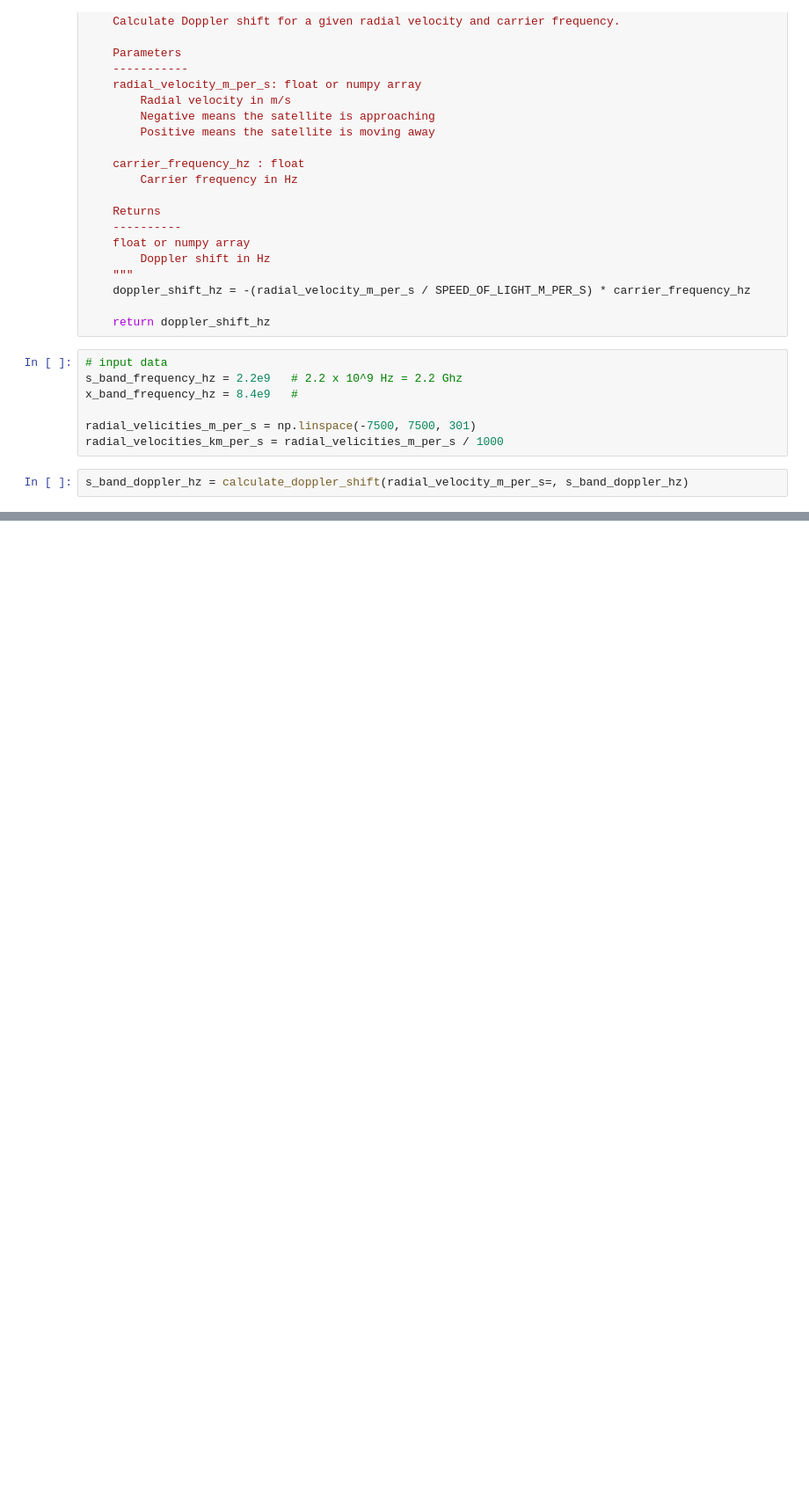
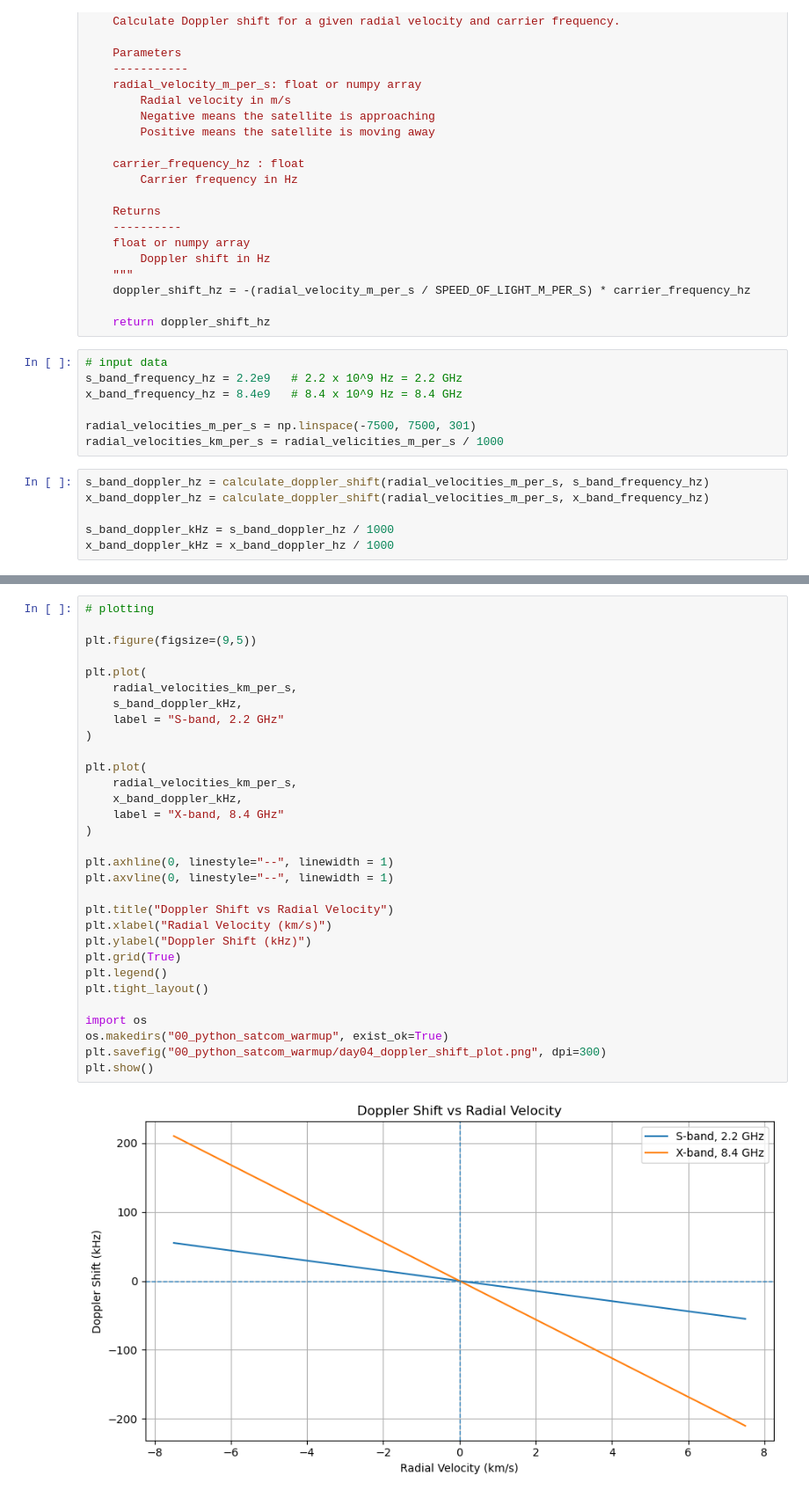
Before and after one commit to hunkarsuci/satcom-software-lab, a Jupyter notebook: 00_python_satcom_warmup/day04_doppler_plot.ipynb, the cells around one changed output, grey strips where cells are left out. Shown at 88% size. Drawn from its saved outputs; the diff is of its cells as text; blank space fills up the shorter version.

Commit message:
Doppler Plot

```diff
--- a/00_python_satcom_warmup/day04_doppler_plot.ipynb
+++ b/00_python_satcom_warmup/day04_doppler_plot.ipynb
@@ -52,10 +52,14 @@ def calculate_doppler_shift(radial_velocity_m_per_s, carrier_frequency_hz):
     return doppler_shift_hz
 # %%
 # input data
-s_band_frequency_hz = 2.2e9   # 2.2 x 10^9 Hz = 2.2 Ghz
-x_band_frequency_hz = 8.4e9   #
+s_band_frequency_hz = 2.2e9   # 2.2 x 10^9 Hz = 2.2 GHz
+x_band_frequency_hz = 8.4e9   # 8.4 x 10^9 Hz = 8.4 GHz
 
-radial_velicities_m_per_s = np.linspace(-7500, 7500, 301)
+radial_velocities_m_per_s = np.linspace(-7500, 7500, 301)
 radial_velocities_km_per_s = radial_velicities_m_per_s / 1000
 # %%
-s_band_doppler_hz = calculate_doppler_shift(radial_velocity_m_per_s=, s_band_doppler_hz)
+s_band_doppler_hz = calculate_doppler_shift(radial_velocities_m_per_s, s_band_frequency_hz)
+x_band_doppler_hz = calculate_doppler_shift(radial_velocities_m_per_s, x_band_frequency_hz)
+
+s_band_doppler_kHz = s_band_doppler_hz / 1000
+x_band_doppler_kHz = x_band_doppler_hz / 1000
@@ -61,0 +91,33 @@ s_band_doppler_hz = calculate_doppler_shift(radial_velocity_m_per_s=, s_band_dop
+# %%
+# plotting
+
+plt.figure(figsize=(9,5))
+
+plt.plot(
+    radial_velocities_km_per_s,
+    s_band_doppler_kHz,
+    label = "S-band, 2.2 GHz"
+)
+
+plt.plot(
+    radial_velocities_km_per_s,
+    x_band_doppler_kHz,
+    label = "X-band, 8.4 GHz"
+)
+
+plt.axhline(0, linestyle="--", linewidth = 1)
+plt.axvline(0, linestyle="--", linewidth = 1)
+
+plt.title("Doppler Shift vs Radial Velocity")
+plt.xlabel("Radial Velocity (km/s)")
+plt.ylabel("Doppler Shift (kHz)")
+plt.grid(True)
+plt.legend()
+plt.tight_layout()
+
+import os
+os.makedirs("00_python_satcom_warmup", exist_ok=True)
+plt.savefig("00_python_satcom_warmup/day04_doppler_shift_plot.png", dpi=300)
+plt.show()
+# %% [output]
+[figure, added]
```
Also changed, not shown: parts of 1 cell of this notebook.
